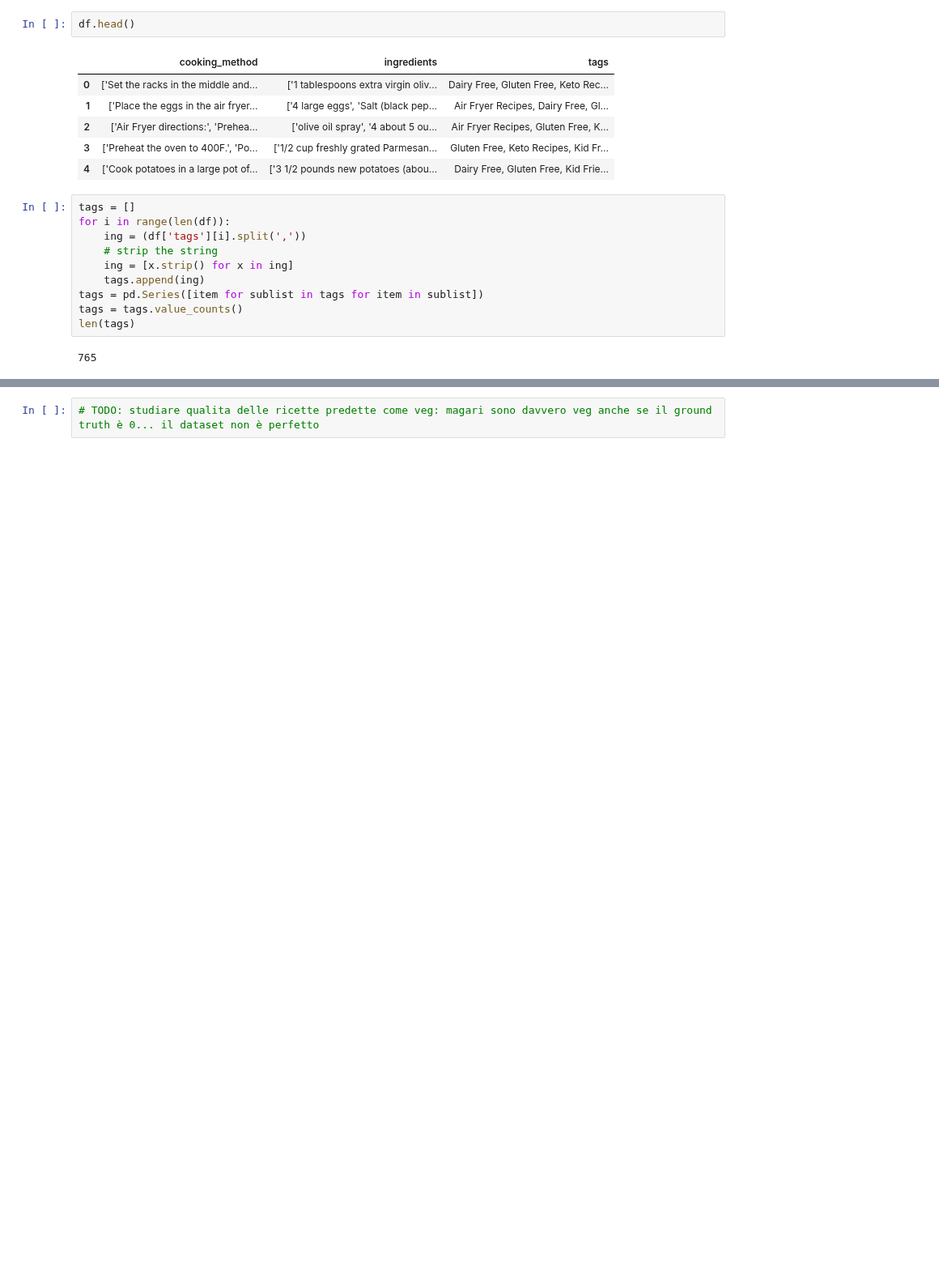
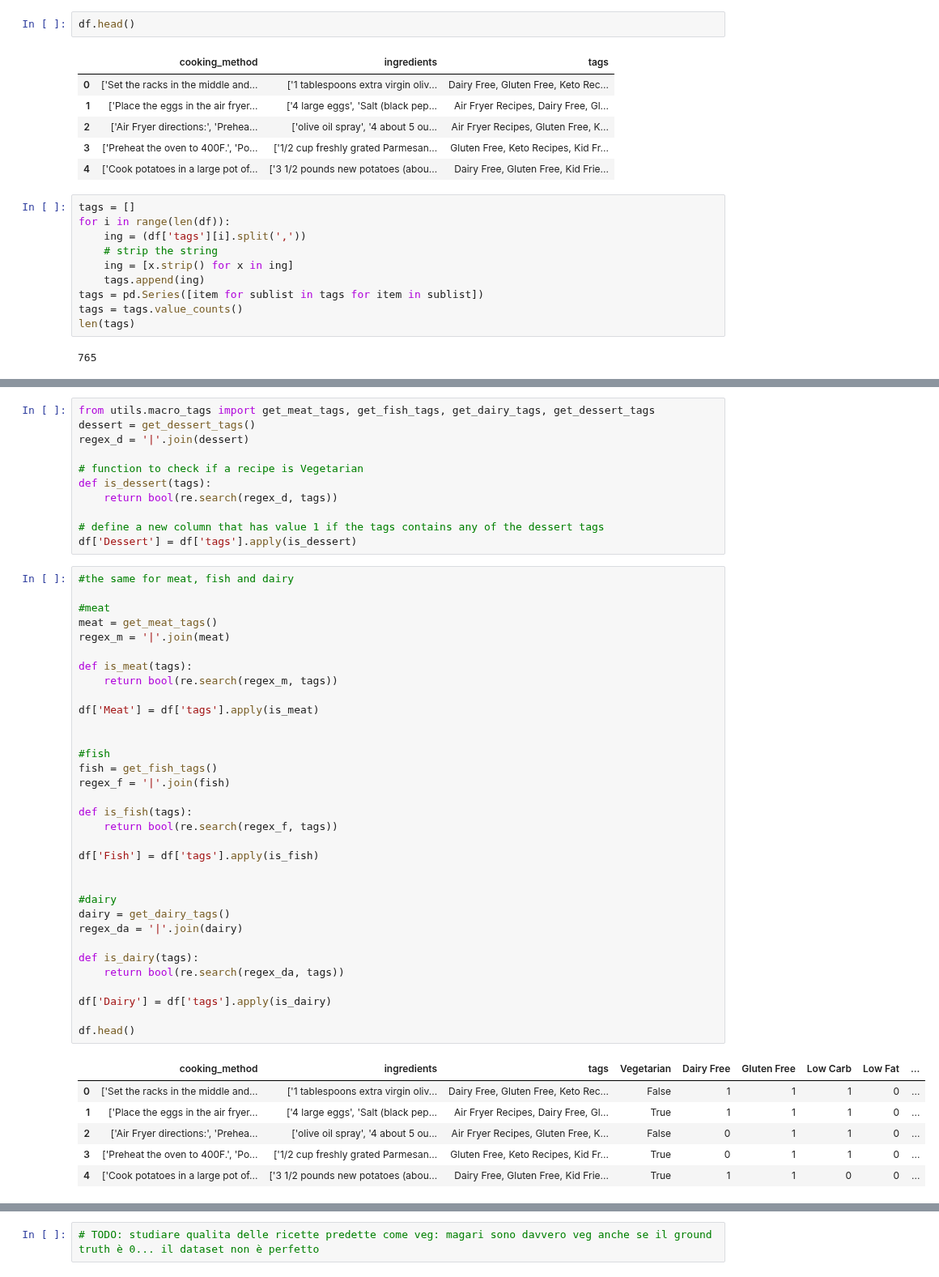
Before and after one commit to lavo2/HLT-Project, a Jupyter notebook: Data_Understanding.ipynb, the cells around one changed output, grey strips where cells are left out. Shown at 81% size. Saved outputs shown, nothing was run; the diff lists cells and outputs as text; blank space fills up the shorter version.

```diff
--- a/Data_Understanding.ipynb
+++ b/Data_Understanding.ipynb
@@ -125,0 +162,51 @@ len(tags)
+# %%
+from utils.macro_tags import get_meat_tags, get_fish_tags, get_dairy_tags, get_dessert_tags
+dessert = get_dessert_tags()
+regex_d = '|'.join(dessert)
+
+# function to check if a recipe is Vegetarian
+def is_dessert(tags):
+    return bool(re.search(regex_d, tags))
+
+# define a new column that has value 1 if the tags contains any of the dessert tags
+df['Dessert'] = df['tags'].apply(is_dessert)
+# %%
+#the same for meat, fish and dairy
+
+#meat
+meat = get_meat_tags()
+regex_m = '|'.join(meat)
+
+def is_meat(tags):
+    return bool(re.search(regex_m, tags))
+
+df['Meat'] = df['tags'].apply(is_meat)
+
+
+#fish
+fish = get_fish_tags()
+regex_f = '|'.join(fish)
+
+def is_fish(tags):
+    return bool(re.search(regex_f, tags))
+
+df['Fish'] = df['tags'].apply(is_fish)
+
+
+#dairy
+dairy = get_dairy_tags()
+regex_da = '|'.join(dairy)
+
+def is_dairy(tags):
+    return bool(re.search(regex_da, tags))
+
+df['Dairy'] = df['tags'].apply(is_dairy)
+
+df.head()
+# %% [output]
+|  | cooking_method | ingredients | tags | Vegetarian | Dairy Free | Gluten Free | Low Carb | Low Fat | ... |
+| 0 | ['Set the racks in the middle and... | ['1 tablespoons extra virgin oliv... | Dairy Free, Gluten Free, Keto Rec... | False | 1 | 1 | 1 | 0 | ... |
+| 1 | ['Place the eggs in the air fryer... | ['4 large eggs', 'Salt (black pep... | Air Fryer Recipes, Dairy Free, Gl... | True | 1 | 1 | 1 | 0 | ... |
+| 2 | ['Air Fryer directions:', 'Prehea... | ['olive oil spray', '4 about 5 ou... | Air Fryer Recipes, Gluten Free, K... | False | 0 | 1 | 1 | 0 | ... |
+| 3 | ['Preheat the oven to 400F.', 'Po... | ['1/2 cup freshly grated Parmesan... | Gluten Free, Keto Recipes, Kid Fr... | True | 0 | 1 | 1 | 0 | ... |
+| 4 | ['Cook potatoes in a large pot of... | ['3 1/2 pounds new potatoes (abou... | Dairy Free, Gluten Free, Kid Frie... | True | 1 | 1 | 0 | 0 | ... |
```
Also changed, not shown: parts of 10 cells of this notebook, 5 other files.
